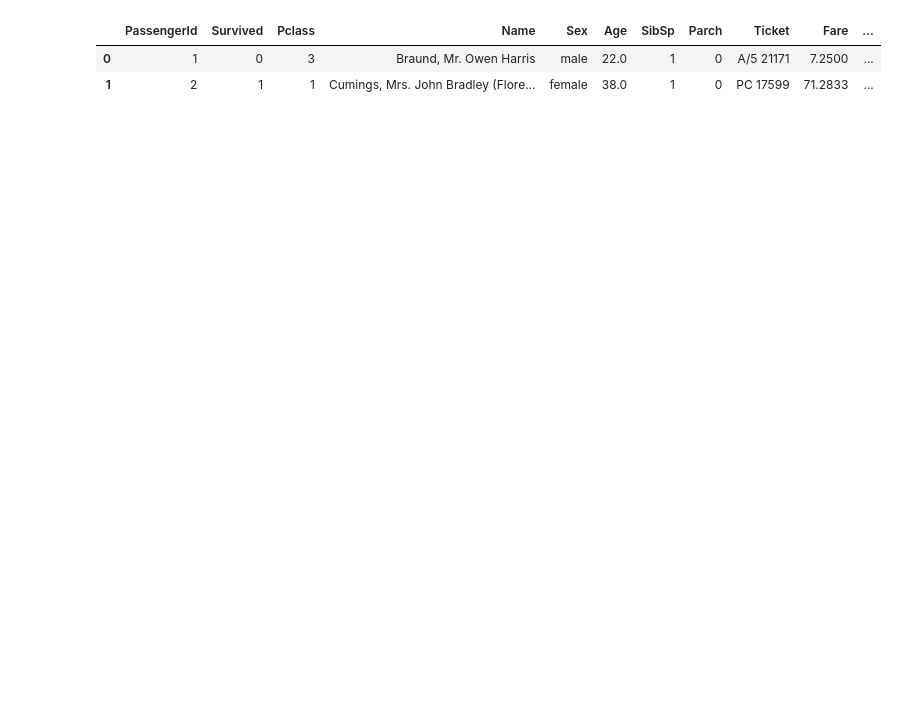
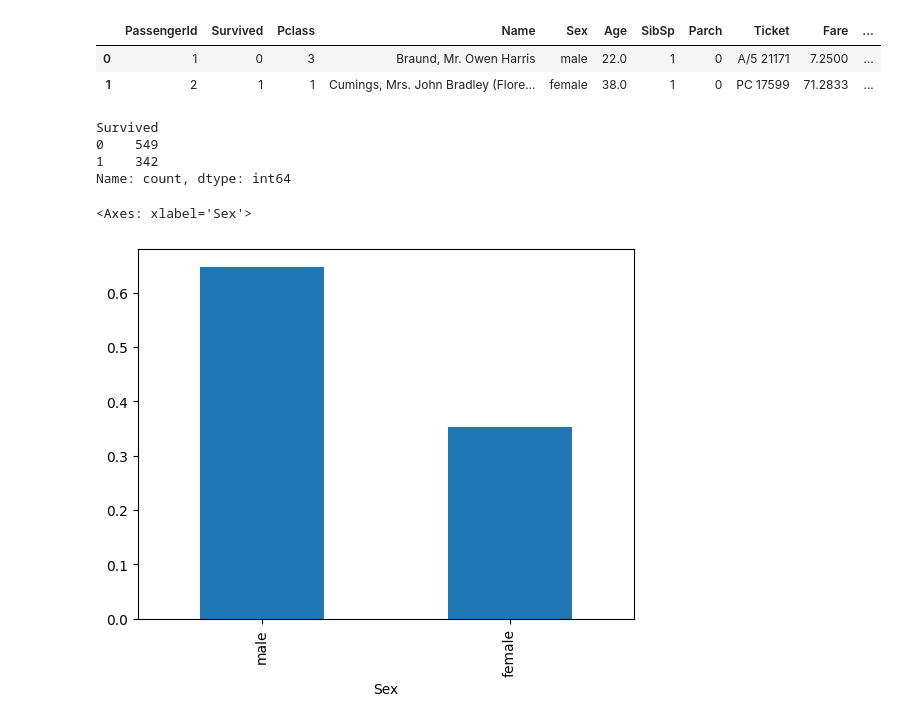
Before and after one commit to akou97/Kaggle, a Jupyter notebook: Titanic/EDA.ipynb, the cells around one changed output. Drawn from its saved outputs; the diff is of its cells as text; code cells hidden in the pictures; blank space fills up the shorter version.

```diff
--- a/Titanic/EDA.ipynb
+++ b/Titanic/EDA.ipynb
@@ -4,8 +4,21 @@ import numpy as np
 import seaborn as sns
 # %%
 data_train = pd.read_csv('data/train.csv')
-data_train.head(2)
+df_train = data_train.copy()
+df_train.head(2)
 # %% [output]
 |  | PassengerId | Survived | Pclass | Name | Sex | Age | SibSp | Parch | Ticket | Fare | ... |
 | 0 | 1 | 0 | 3 | Braund, Mr. Owen Harris | male | 22.0 | 1 | 0 | A/5 21171 | 7.2500 | ... |
 | 1 | 2 | 1 | 1 | Cumings, Mrs. John Bradley (Flore... | female | 38.0 | 1 | 0 | PC 17599 | 71.2833 | ... |
+# %%
+df_train["Survived"].value_counts()
+# %% [output]
+Survived
+0    549
+1    342
+Name: count, dtype: int64
+# %%
+df_train['Sex'].value_counts(normalize=True).plot.bar()
+# %% [output]
+<Axes: xlabel='Sex'>
+[figure, added]
```
Also changed, not shown: parts of 23 cells of this notebook.
